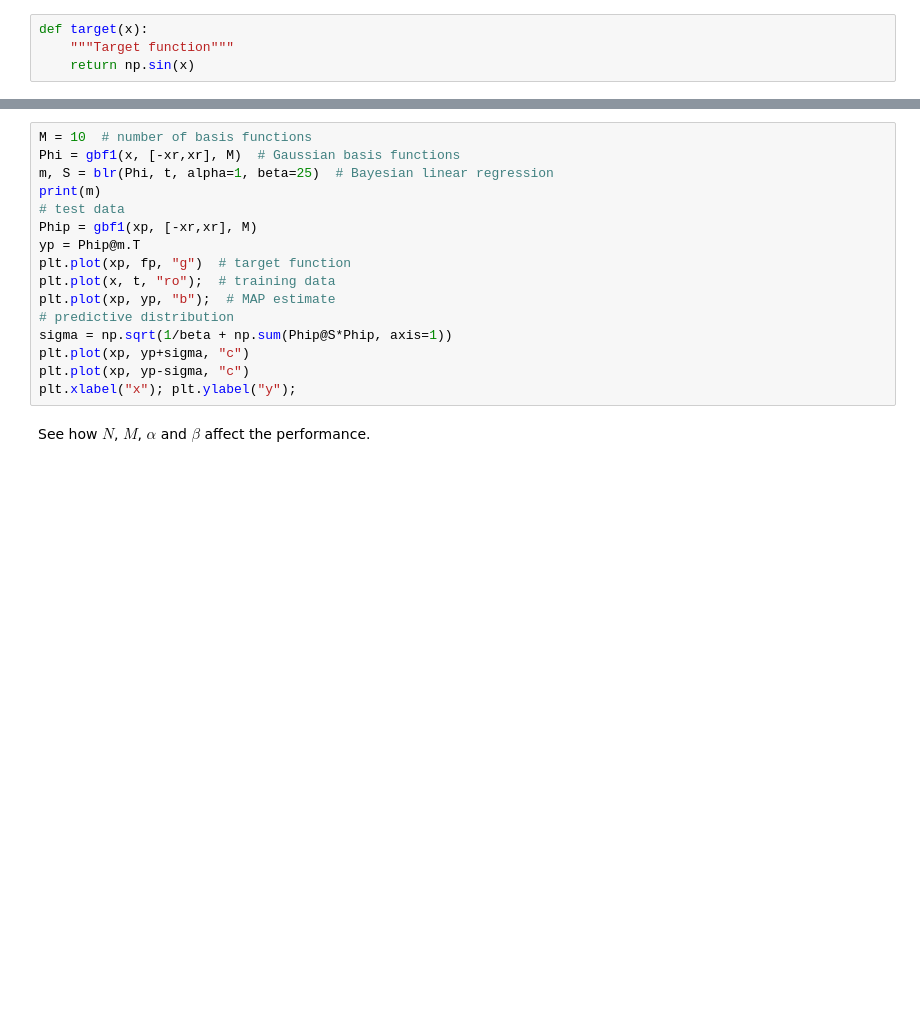
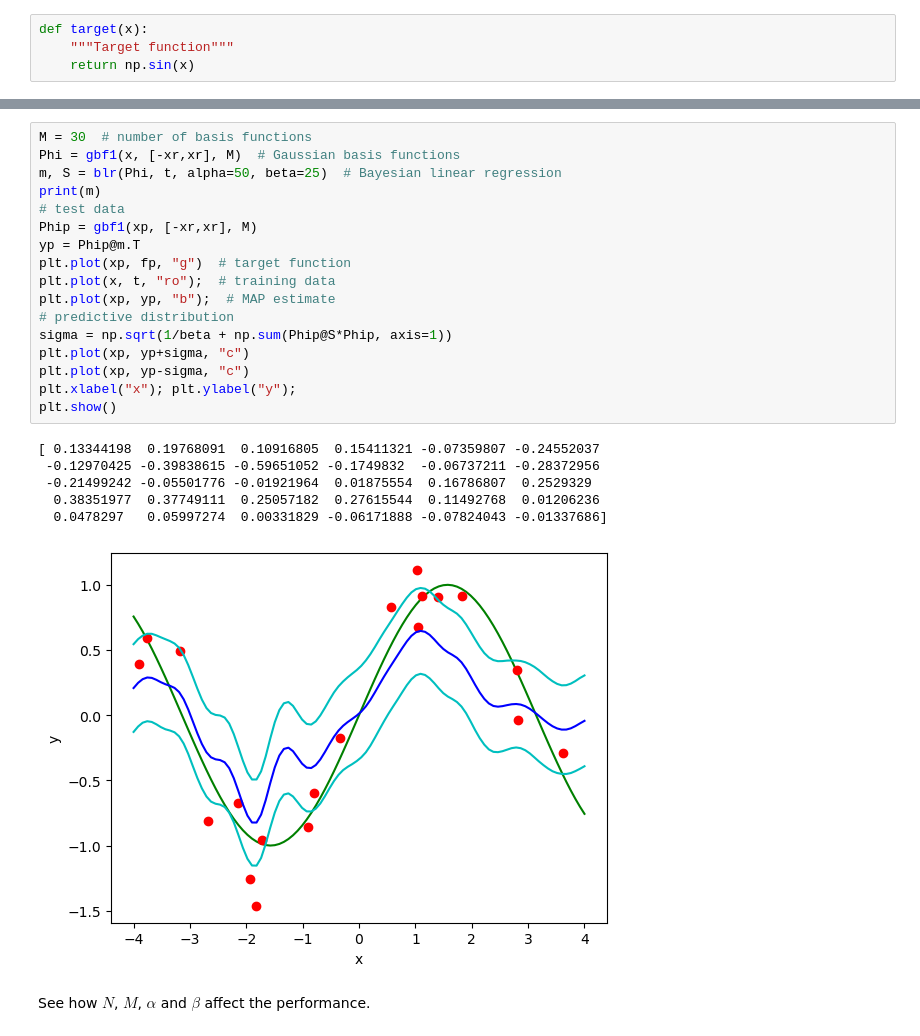
Before and after one commit to bachnguyenTE/BrainComputation, a Jupyter notebook: Bayesian.ipynb, the cells around one changed output, grey strips where cells are left out. Cells and saved outputs as stored; diff of their text form; blank space fills up the shorter version.

```diff
--- a/Bayesian.ipynb
+++ b/Bayesian.ipynb
@@ -381,19 +418,27 @@ plt.xlabel("x"); plt.ylabel("y");
 # %%
-M = 10  # number of basis functions
+M = 30  # number of basis functions
 Phi = gbf1(x, [-xr,xr], M)  # Gaussian basis functions
-m, S = blr(Phi, t, alpha=1, beta=25)  # Bayesian linear regression
+m, S = blr(Phi, t, alpha=50, beta=25)  # Bayesian linear regression
 print(m)
 # test data
 Phip = gbf1(xp, [-xr,xr], M)
 yp = Phip@m.T
 plt.plot(xp, fp, "g")  # target function
 plt.plot(x, t, "ro");  # training data
 plt.plot(xp, yp, "b");  # MAP estimate
 # predictive distribution
 sigma = np.sqrt(1/beta + np.sum(Phip@S*Phip, axis=1))
 plt.plot(xp, yp+sigma, "c")
 plt.plot(xp, yp-sigma, "c")
 plt.xlabel("x"); plt.ylabel("y");
+plt.show()
+# %% [output]
+[ 0.13344198  0.19768091  0.10916805  0.15411321 -0.07359807 -0.24552037
+ -0.12970425 -0.39838615 -0.59651052 -0.1749832  -0.06737211 -0.28372956
+ -0.21499242 -0.05501776 -0.01921964  0.01875554  0.16786807  0.2529329
+  0.38351977  0.37749111  0.25057182  0.27615544  0.11492768  0.01206236
+  0.0478297   0.05997274  0.00331829 -0.06171888 -0.07824043 -0.01337686]
+[figure, added]
 # %% [markdown]
 See how $N$, $M$, $\alpha$ and $\beta$ affect the performance.
 # %% [markdown]
```
Also changed, not shown: parts of 14 cells of this notebook, 2 other files.
